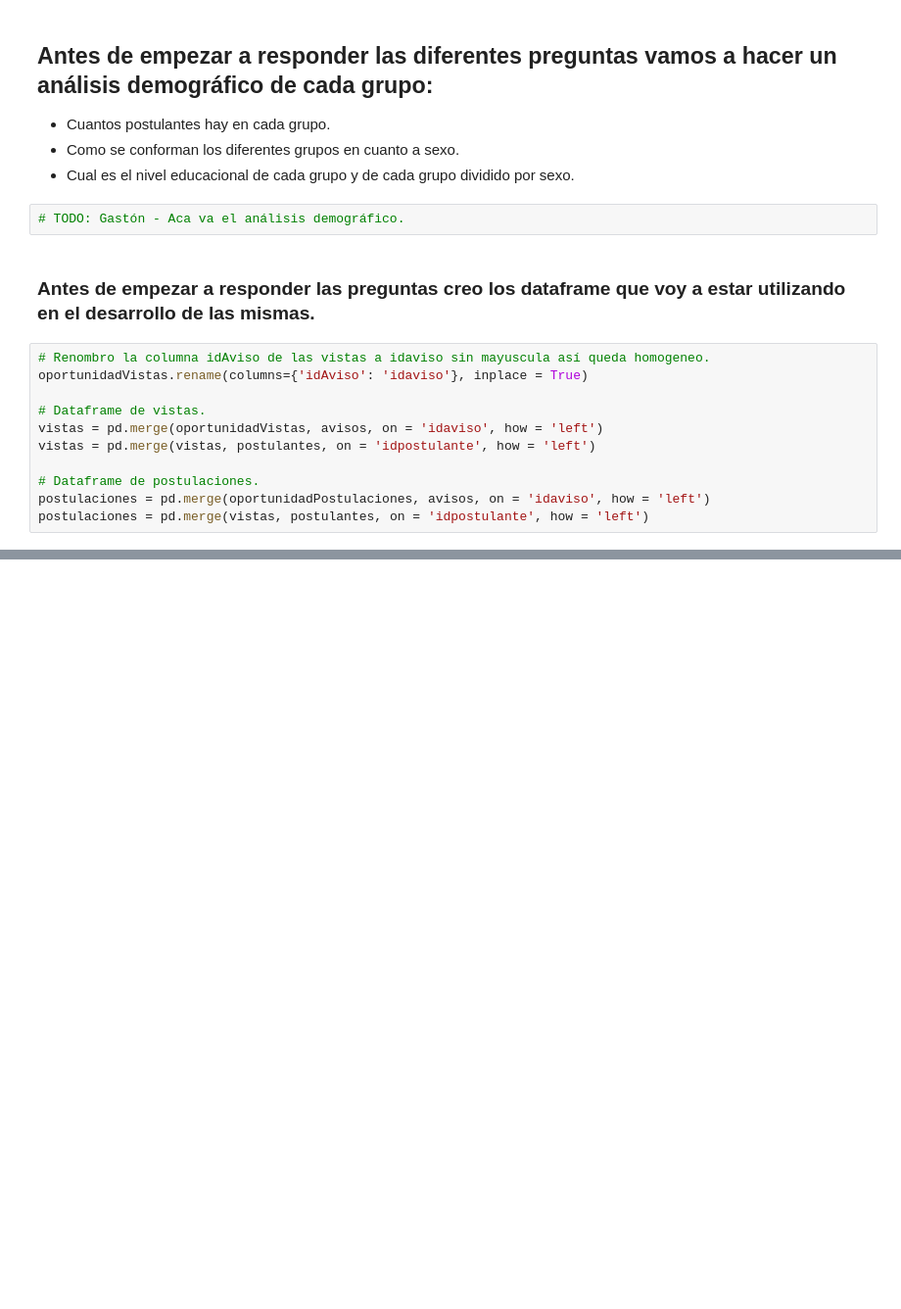
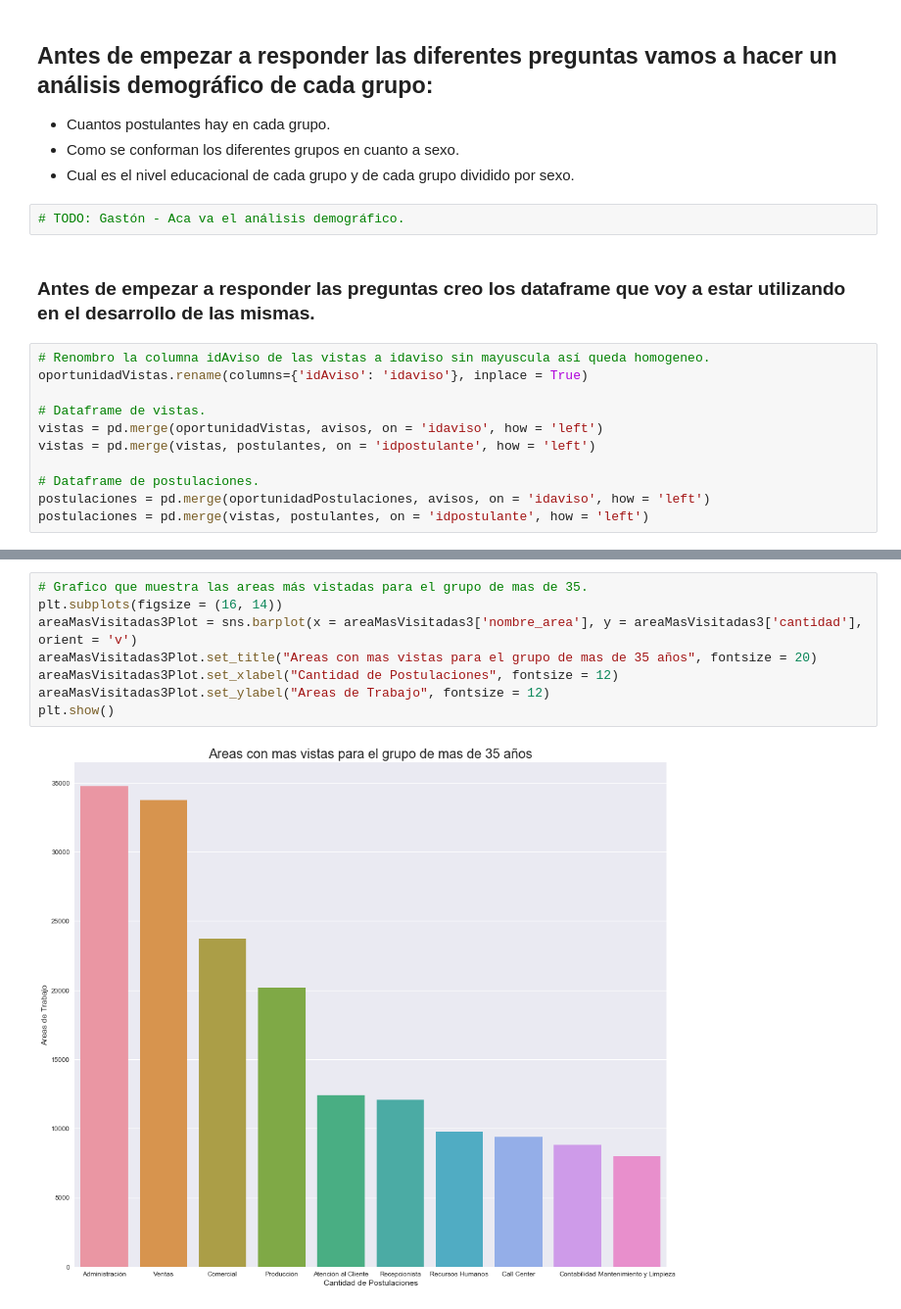
Before and after one commit to GastonMontes/75.06-Datos-TP1, a Jupyter notebook: Notebooks/Age analysis.ipynb, the cells around one changed output, grey strips where cells are left out. Shown: that part at 98% size. Saved outputs shown, nothing was run; the diff lists cells and outputs as text; blank space fills up the shorter version.

```diff
--- a/Notebooks/Age analysis.ipynb
+++ b/Notebooks/Age analysis.ipynb
@@ -162,0 +241,10 @@ vistas.sample(10)
+# %%
+# Grafico que muestra las areas más vistadas para el grupo de mas de 35.
+plt.subplots(figsize = (16, 14))
+areaMasVisitadas3Plot = sns.barplot(x = areaMasVisitadas3['nombre_area'], y = areaMasVisitadas3['cantidad'], orient = 'v')
+areaMasVisitadas3Plot.set_title("Areas con mas vistas para el grupo de mas de 35 años", fontsize = 20)
+areaMasVisitadas3Plot.set_xlabel("Cantidad de Postulaciones", fontsize = 12)
+areaMasVisitadas3Plot.set_ylabel("Areas de Trabajo", fontsize = 12)
+plt.show()
+# %% [output]
+[figure, added]
```
Also changed, not shown: parts of 16 cells of this notebook.
